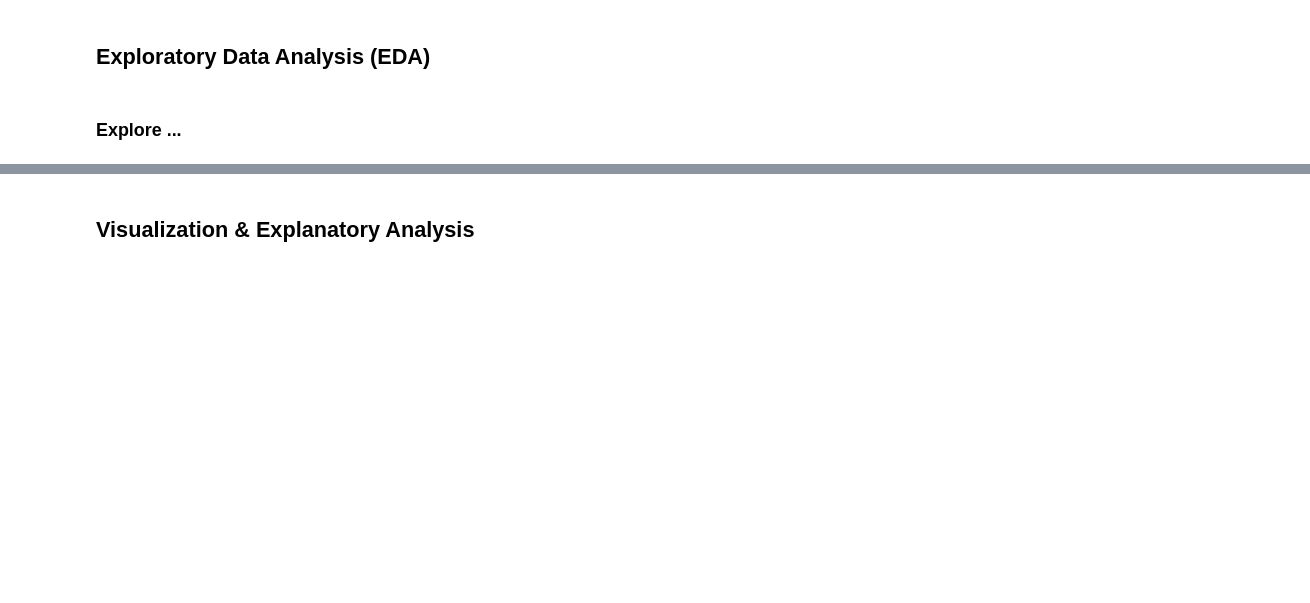
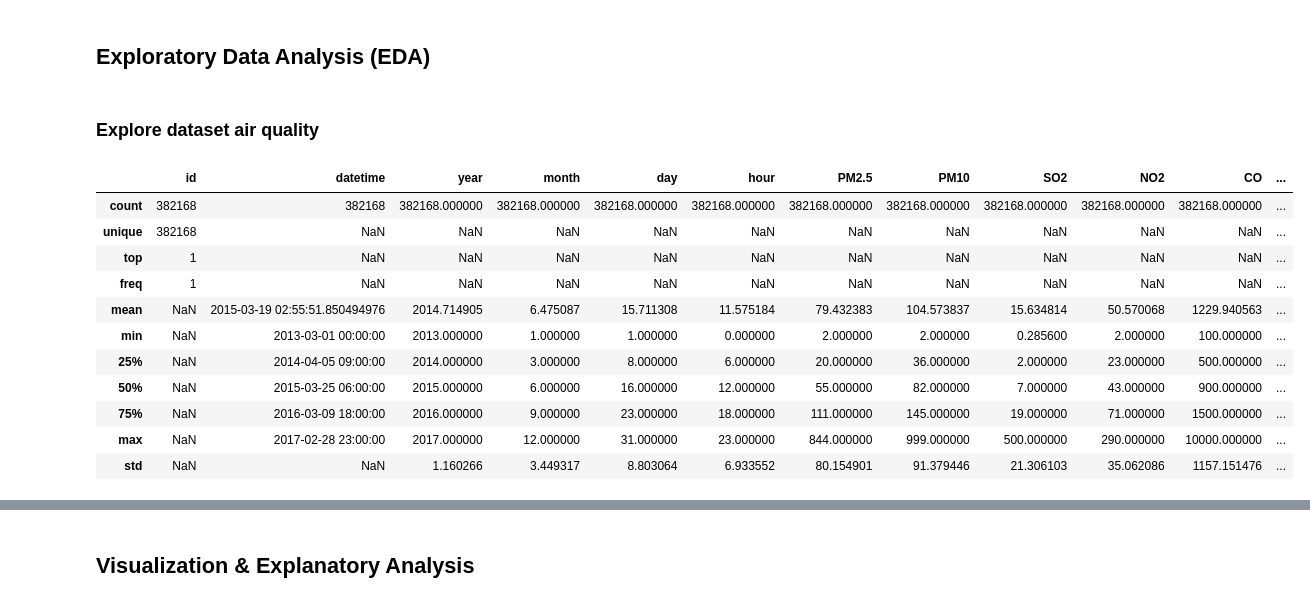
Before and after one commit to rezaafaisal/air-quality-analytics, a Jupyter notebook: notebook.ipynb, the cells around one changed output, grey strips where cells are left out. Cells and saved outputs as stored; diff of their text form; code cells hidden in the pictures; blank space fills up the shorter version.

```diff
--- a/notebook.ipynb
+++ b/notebook.ipynb
@@ -59,0 +74,3 @@ wanshouxigong_df = dfs['wanshouxigong']
+# %%
+# menghapus kolom No pada dataframe
+new_df.drop(labels='No', axis=1, inplace=True)
@@ -341,4 +192,19 @@ max       13.200000
 # %% [markdown]
 ## Exploratory Data Analysis (EDA)
 # %% [markdown]
-### Explore ...
+### Explore dataset air quality
+# %%
+new_df.describe(include="all")
+# %% [output]
+|  | id | datetime | year | month | day | hour | PM2.5 | PM10 | SO2 | NO2 | CO | ... |
+| count | 382168 | 382168 | 382168.000000 | 382168.000000 | 382168.000000 | 382168.000000 | 382168.000000 | 382168.000000 | 382168.000000 | 382168.000000 | 382168.000000 | ... |
+| unique | 382168 | NaN | NaN | NaN | NaN | NaN | NaN | NaN | NaN | NaN | NaN | ... |
+| top | 1 | NaN | NaN | NaN | NaN | NaN | NaN | NaN | NaN | NaN | NaN | ... |
+| freq | 1 | NaN | NaN | NaN | NaN | NaN | NaN | NaN | NaN | NaN | NaN | ... |
+| mean | NaN | 2015-03-19 02:55:51.850494976 | 2014.714905 | 6.475087 | 15.711308 | 11.575184 | 79.432383 | 104.573837 | 15.634814 | 50.570068 | 1229.940563 | ... |
+| min | NaN | 2013-03-01 00:00:00 | 2013.000000 | 1.000000 | 1.000000 | 0.000000 | 2.000000 | 2.000000 | 0.285600 | 2.000000 | 100.000000 | ... |
+| 25% | NaN | 2014-04-05 09:00:00 | 2014.000000 | 3.000000 | 8.000000 | 6.000000 | 20.000000 | 36.000000 | 2.000000 | 23.000000 | 500.000000 | ... |
+| 50% | NaN | 2015-03-25 06:00:00 | 2015.000000 | 6.000000 | 16.000000 | 12.000000 | 55.000000 | 82.000000 | 7.000000 | 43.000000 | 900.000000 | ... |
+| 75% | NaN | 2016-03-09 18:00:00 | 2016.000000 | 9.000000 | 23.000000 | 18.000000 | 111.000000 | 145.000000 | 19.000000 | 71.000000 | 1500.000000 | ... |
+| max | NaN | 2017-02-28 23:00:00 | 2017.000000 | 12.000000 | 31.000000 | 23.000000 | 844.000000 | 999.000000 | 500.000000 | 290.000000 | 10000.000000 | ... |
+| std | NaN | NaN | 1.160266 | 3.449317 | 8.803064 | 6.933552 | 80.154901 | 91.379446 | 21.306103 | 35.062086 | 1157.151476 | ... |
```
Also changed, not shown: parts of 54 cells of this notebook, 1 other file.
